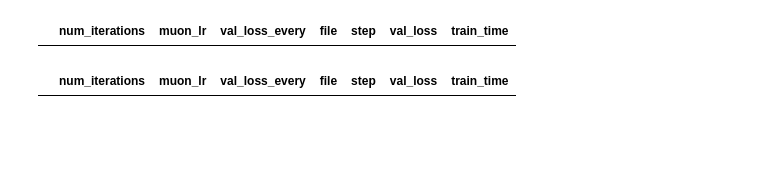
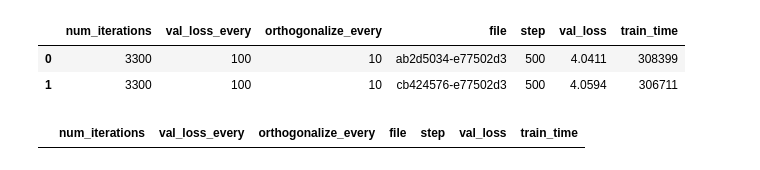
Before and after one commit to jeffreyscheng/modded-nanogpt, a Jupyter notebook: 0_loss_viz.ipynb, the cells around one changed output. Drawn from its saved outputs; the diff is of its cells as text; code cells hidden in the pictures; blank space fills up the shorter version.

```diff
--- a/0_loss_viz.ipynb
+++ b/0_loss_viz.ipynb
@@ -86,40 +96,42 @@ results_df = pd.concat(list_of_results)
 # if so, add a new row to the results_df with the validation loss at step 500 copied to step 1000
 
 # all_runs = results_df.loc[results_df['step'] == 500, 'file'].unique()
 # all_runs_that_did_not_early_stop = results_df.loc[results_df['step'] == 1000, 'file'].unique()
 # early_stopped_runs = set(all_runs) - set(all_runs_that_did_not_early_stop)
 
 # create a df with exactly one row for each early stopped run
 # that has the validation loss at step 500 copied to step 1000
 # early_stop_records = []
 # for run in early_stopped_runs:
 #     early_stop_records.append(
 #         {
 #             "file": run,
 #             "step": 1000,
 #             "val_loss": 10
 #         }
 #     )
 # early_stop_df = pd.DataFrame(early_stop_records)
 # results_df = results_df.loc[results_df['step'] == 1000, :]
 
 
-full_runs = results_df.loc[results_df['step'] == 3300, 'file'].unique()
+full_runs = results_df.loc[results_df['step'] == 500, 'file'].unique()
 full_runs_df = results_df.loc[results_df['file'].isin(full_runs), :]
 
 # results_df = pd.concat([results_df, early_stop_df])
 results_df = full_runs_df
 results_df = results_df.loc[results_df['step'] == 500, :]
 
 # join on file
 joined_df = hyperparams_df.merge(results_df, on='file', how='inner')
-joined_df.head(10)
+joined_df.head(10).sort_values(by='val_loss')
 # %% [output]
-|  | num_iterations | muon_lr | val_loss_every | file | step | val_loss | train_time |
+|  | num_iterations | val_loss_every | orthogonalize_every | file | step | val_loss | train_time |
+| 0 | 3300 | 100 | 10 | ab2d5034-e77502d3 | 500 | 4.0411 | 308399 |
+| 1 | 3300 | 100 | 10 | cb424576-e77502d3 | 500 | 4.0594 | 306711 |
 # %%
 joined_df.loc[joined_df['val_loss'] <= 3.28, :].sort_values(by='train_time')
 # %% [output]
-|  | num_iterations | muon_lr | val_loss_every | file | step | val_loss | train_time |
+|  | num_iterations | val_loss_every | orthogonalize_every | file | step | val_loss | train_time |
 # %%
 # for each full run, plot the validation loss by train_time
 for file in full_runs:
```
Also changed, not shown: parts of 2 cells of this notebook, 5 other files.
